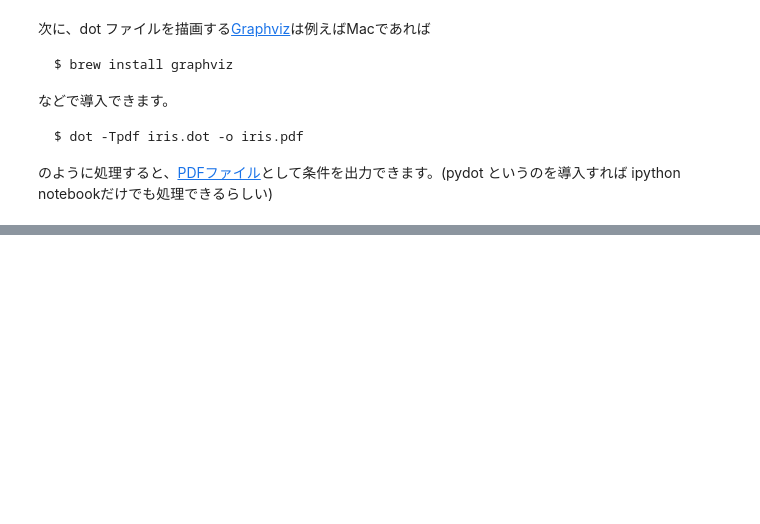
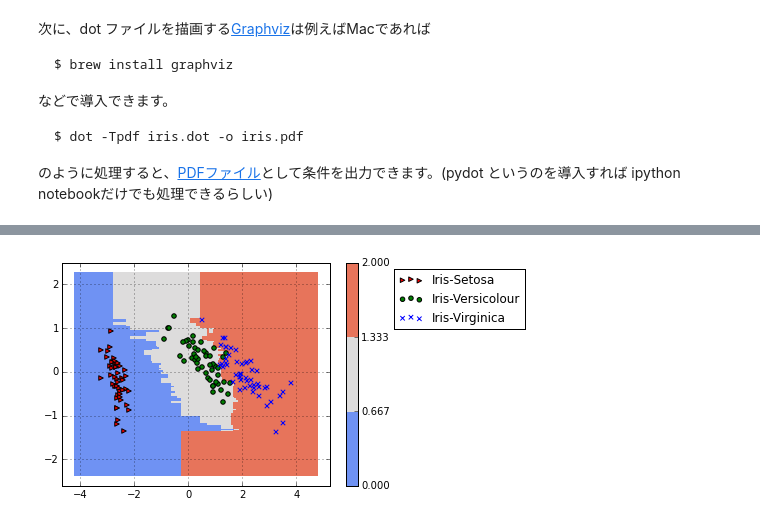
Before and after one commit to takashi-miyamoto-naviplus/spml4dm, a Jupyter notebook: 4/iris.ipynb, the cells around one changed output, grey strips where cells are left out. Saved outputs shown, nothing was run; the diff lists cells and outputs as text; code cells hidden in the pictures; blank space fills up the shorter version.

```diff
--- a/4/iris.ipynb
+++ b/4/iris.ipynb
@@ -407,0 +486,5 @@ $ dot -Tpdf iris.dot -o iris.pdf
+# %%
+from sklearn import ensemble
+draw_contour_and_data(data_pca, ensemble.ExtraTreesClassifier())
+# %% [output]
+[figure, added]
```
Also changed, not shown: parts of 27 cells of this notebook, 2 other files.
